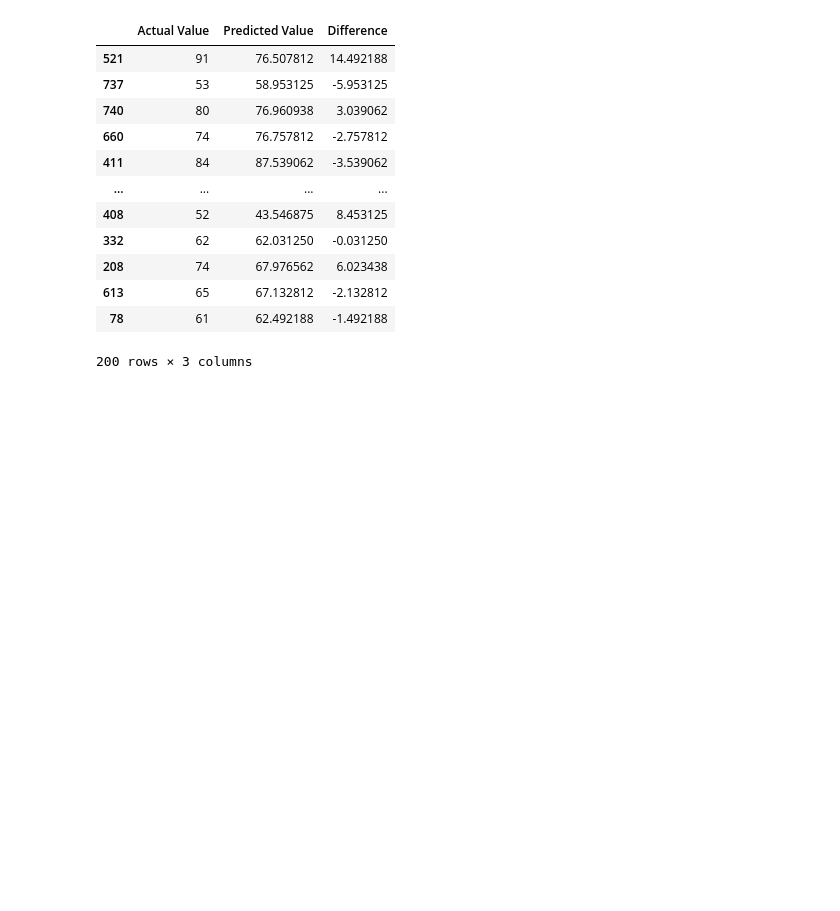
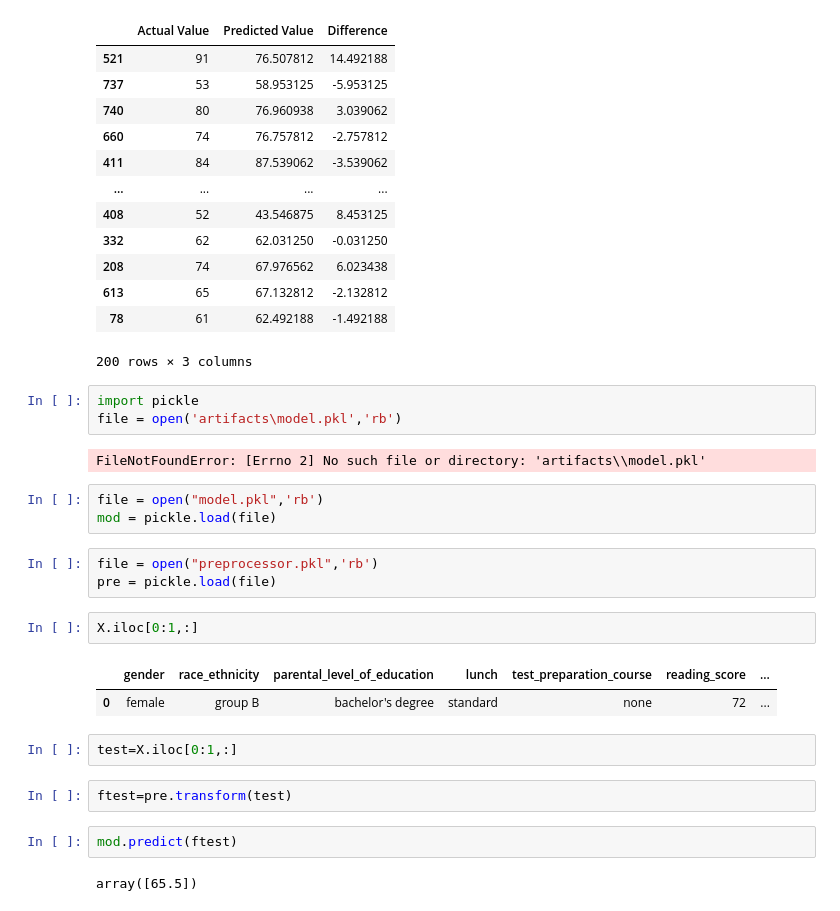
Before and after one commit to Pronoy2324/mlproject, a Jupyter notebook: notebook/2. MODEL TRAINING.ipynb, the cells around one changed output. Cells and saved outputs as stored; diff of their text form; blank space fills up the shorter version.

```diff
--- a/notebook/2. MODEL TRAINING.ipynb
+++ b/notebook/2. MODEL TRAINING.ipynb
@@ -248,3 +248,27 @@ pred_df
 | 613 | 65 | 67.132812 | -2.132812 |
 | 78 | 61 | 62.492188 | -1.492188 |
 200 rows × 3 columns
+# %%
+import pickle
+file = open('artifacts\model.pkl','rb')
+# %% [output]
+FileNotFoundError: [Errno 2] No such file or directory: 'artifacts\\model.pkl'
+# %%
+file = open("model.pkl",'rb')
+mod = pickle.load(file)
+# %%
+file = open("preprocessor.pkl",'rb')
+pre = pickle.load(file)
+# %%
+X.iloc[0:1,:]
+# %% [output]
+|  | gender | race_ethnicity | parental_level_of_education | lunch | test_preparation_course | reading_score | ... |
+| 0 | female | group B | bachelor's degree | standard | none | 72 | ... |
+# %%
+test=X.iloc[0:1,:]
+# %%
+ftest=pre.transform(test)
+# %%
+mod.predict(ftest)
+# %% [output]
+array([65.5])
```
Also changed, not shown: 4 other files.
